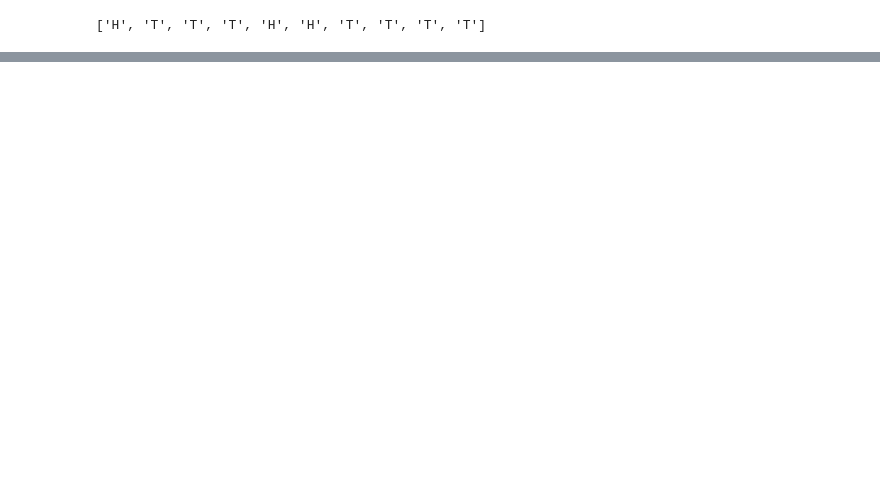
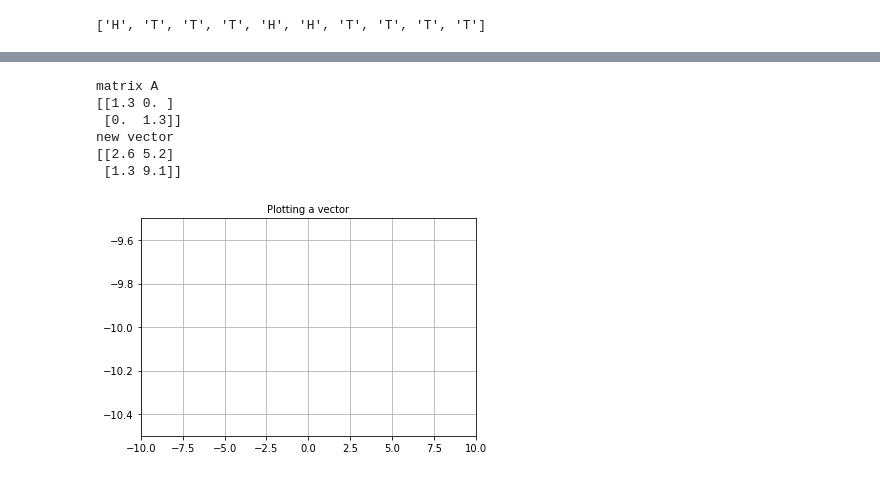
Before and after one commit to nmalik81/DS2_classes, a Jupyter notebook: Home practice-ds2.ipynb, the cells around one changed output, grey strips where cells are left out. Cells and saved outputs as stored; diff of their text form; code cells hidden in the pictures; blank space fills up the shorter version.

```diff
--- a/Home practice-ds2.ipynb
+++ b/Home practice-ds2.ipynb
@@ -114,3 +114,28 @@ plt.scatter(np.linspace(-1,1,50),np.random.randn(50))
 <matplotlib.collections.PathCollection at 0x...>
 [interactive output not drawn]
 [interactive output not drawn]
+# %%
+import numpy as np
+import matplotlib.pyplot as plt
+vec_old=np.array([[2.0,4.0],[1.0,7]])
+A=np.array([[1.3,0],[0,1.3]])
+vec_new=np.matmul(A,vec_old)
+print("matrix A \n{}".format(A))
+print("new vector \n{}".format(vec_new))
+#ax=plt.axes()
+#ax.arrow(0.0,0.0,vec_new[0],vec_new[1],head_width=0.6,head_length=0.7,fc='red',ec='black')
+plt.plot(0,0,'ok')
+plt.xlim(-10,10)
+plt.ylim(-10,-10)
+plt.grid()
+plt.title('Plotting a vector',fontsize=10)
+
+plt.show()
+# %% [output]
+matrix A
+[[1.3 0. ]
+ [0.  1.3]]
+new vector
+[[2.6 5.2]
+ [1.3 9.1]]
+[figure, added]
```
Also changed, not shown: parts of 5 cells of this notebook, 5 other files.
